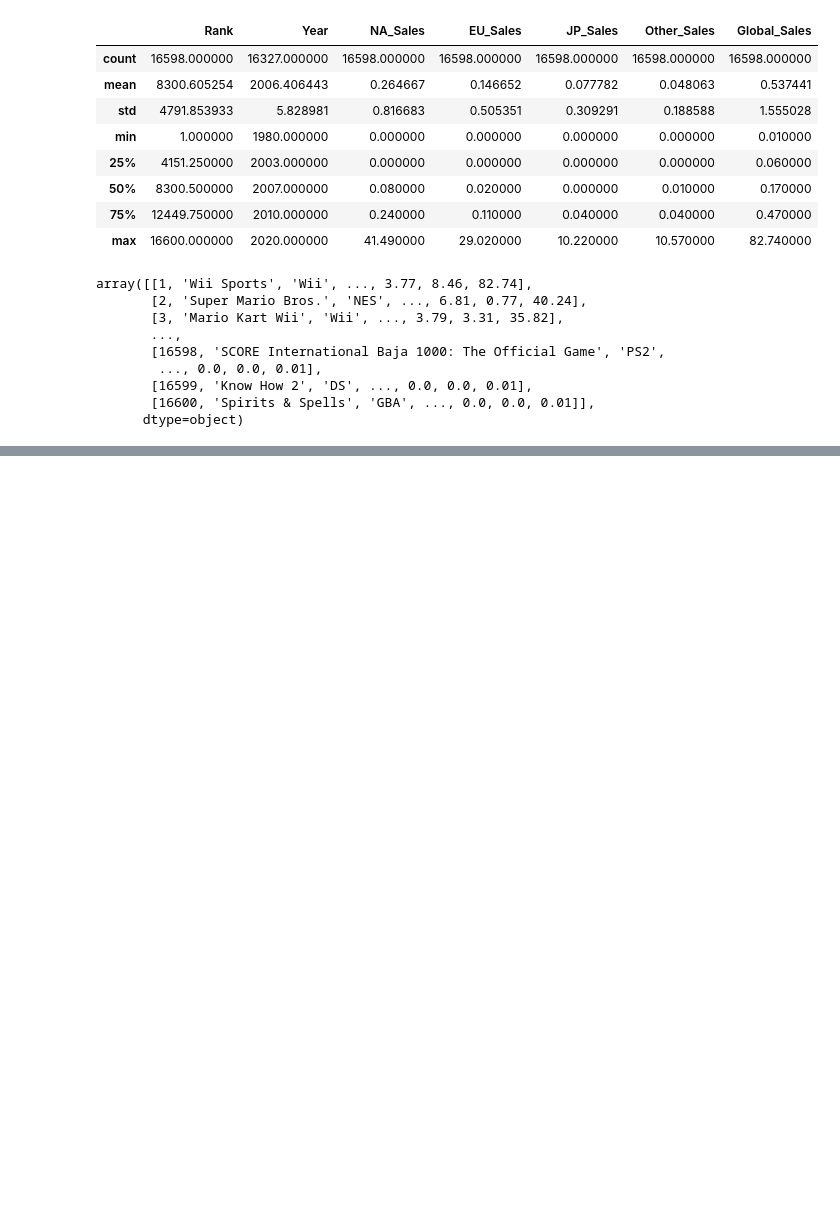
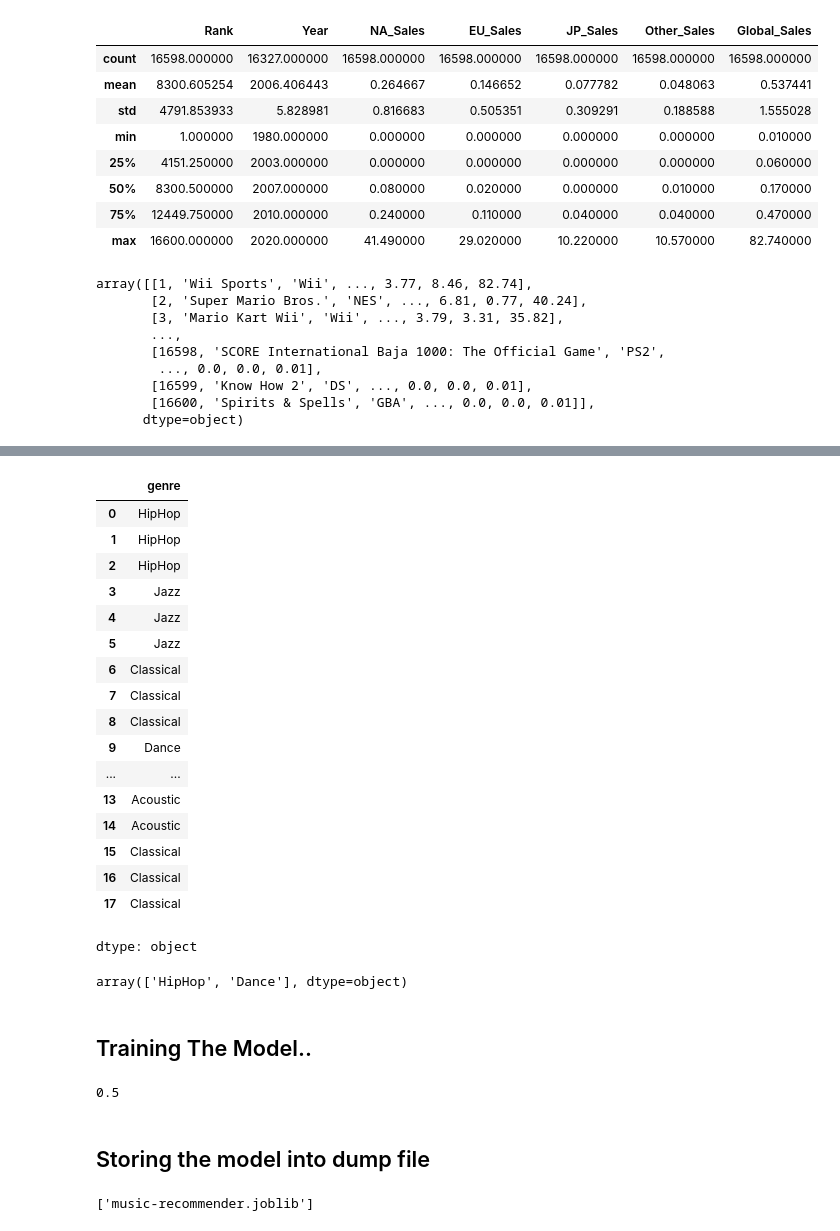
Before and after one commit to nainarbala/machinelearning, a Jupyter notebook: ch1/machinelearning_1.ipynb, the cells around one changed output, grey strips where cells are left out. Saved outputs shown, nothing was run; the diff lists cells and outputs as text; code cells hidden in the pictures; blank space fills up the shorter version.

```diff
--- a/ch1/machinelearning_1.ipynb
+++ b/ch1/machinelearning_1.ipynb
@@ -57,0 +130,63 @@ array([[1, 'Wii Sports', 'Wii', ..., 3.77, 8.46, 82.74],
+# %%
+y = music_data["genre"]
+y
+# %% [output]
+|  | genre |
+| 0 | HipHop |
+| 1 | HipHop |
+| 2 | HipHop |
+| 3 | Jazz |
+| 4 | Jazz |
+| 5 | Jazz |
+| 6 | Classical |
+| 7 | Classical |
+| 8 | Classical |
+| 9 | Dance |
+| ... | ... |
+| 13 | Acoustic |
+| 14 | Acoustic |
+| 15 | Classical |
+| 16 | Classical |
+| 17 | Classical |
+dtype: object
+# %%
+# @title Default title text
+from sklearn.tree import DecisionTreeClassifier
+import pandas as pd
+
+model = DecisionTreeClassifier()
+model.fit(X, y)
+
+# Create a DataFrame for predictions with the same column names as X
+prediction_data = pd.DataFrame([[21, 1], [22, 0]], columns=X.columns)
+predictions = model.predict(prediction_data)
+predictions
+# %% [output]
+array(['HipHop', 'Dance'], dtype=object)
+# %% [markdown]
+## Training The Model..
+# %%
+from sklearn.model_selection import train_test_split
+from sklearn.metrics import accuracy_score
+from sklearn.tree import DecisionTreeClassifier
+
+X_train, X_test, y_tain, y_test = train_test_split(X, y, test_size=0.2)
+model = DecisionTreeClassifier()
+model.fit(X_train, y_tain)
+predictions = model.predict(X_test)
+
+score = accuracy_score(y_test, predictions)
+score
+# %% [output]
+0.5
+# %% [markdown]
+## Storing the model into dump file
+# %%
+import joblib
+from sklearn.tree import DecisionTreeClassifier
+
+model = DecisionTreeClassifier()
+model.fit(X, y)
+joblib.dump(model, 'music-recommender.joblib')
+# %% [output]
+['music-recommender.joblib']
```
Also changed, not shown: parts of 5 cells of this notebook.
